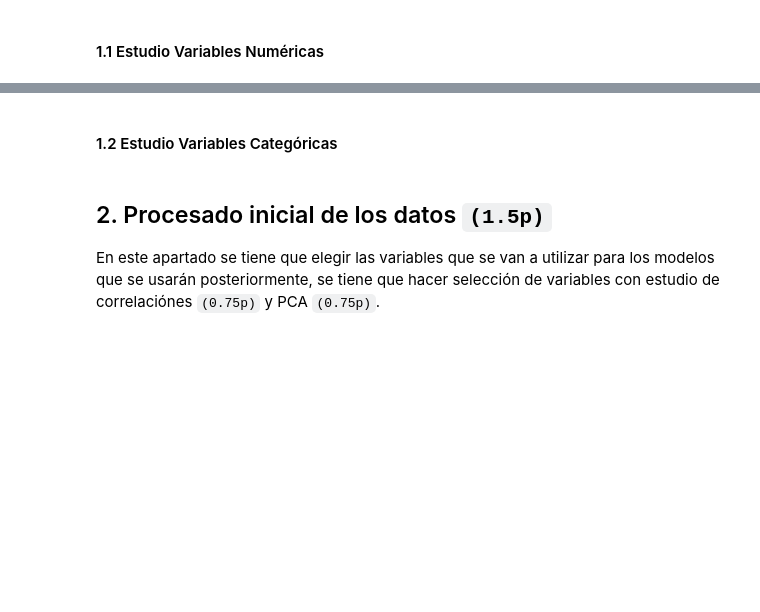
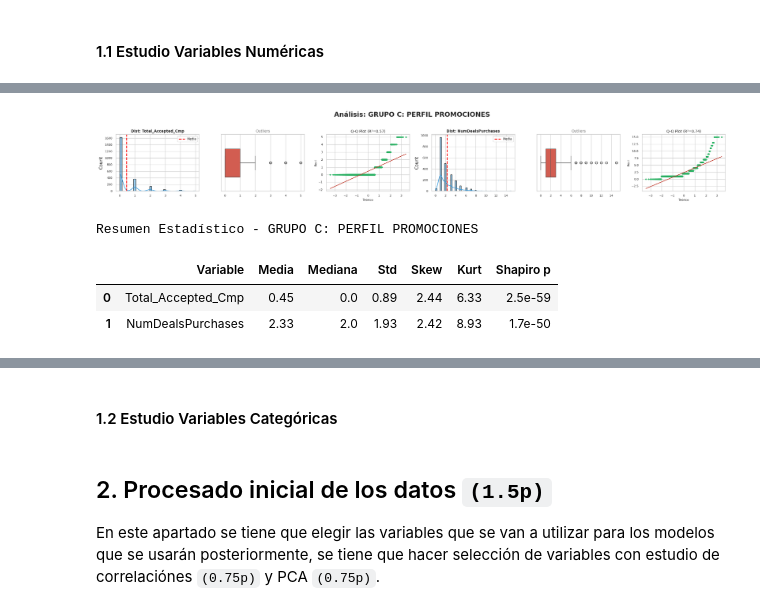
Before and after one commit to Gpascual11/MD005_SBC, a Jupyter notebook: 1. Clustering/MD005_E1_Gerard_Pascual.ipynb, the cells around one changed output, grey strips where cells are left out. Cells and saved outputs as stored; diff of their text form; code cells hidden in the pictures; blank space fills up the shorter version.

```diff
--- a/1. Clustering/MD005_E1_Gerard_Pascual.ipynb
+++ b/1. Clustering/MD005_E1_Gerard_Pascual.ipynb
@@ -434,0 +533,8 @@ Tras la limpieza de datos y la generación de los gráficos y tests estadístico
+# %%
+analizar_grupo("GRUPO C: PERFIL PROMOCIONES", vars_num_promo, df_clean)
+# %% [output]
+[figure, added]
+Resumen Estadístico - GRUPO C: PERFIL PROMOCIONES
+|  | Variable | Media | Mediana | Std | Skew | Kurt | Shapiro p |
+| 0 | Total_Accepted_Cmp | 0.45 | 0.0 | 0.89 | 2.44 | 6.33 | 2.5e-59 |
+| 1 | NumDealsPurchases | 2.33 | 2.0 | 1.93 | 2.42 | 8.93 | 1.7e-50 |
```
Also changed, not shown: parts of 29 cells of this notebook.
